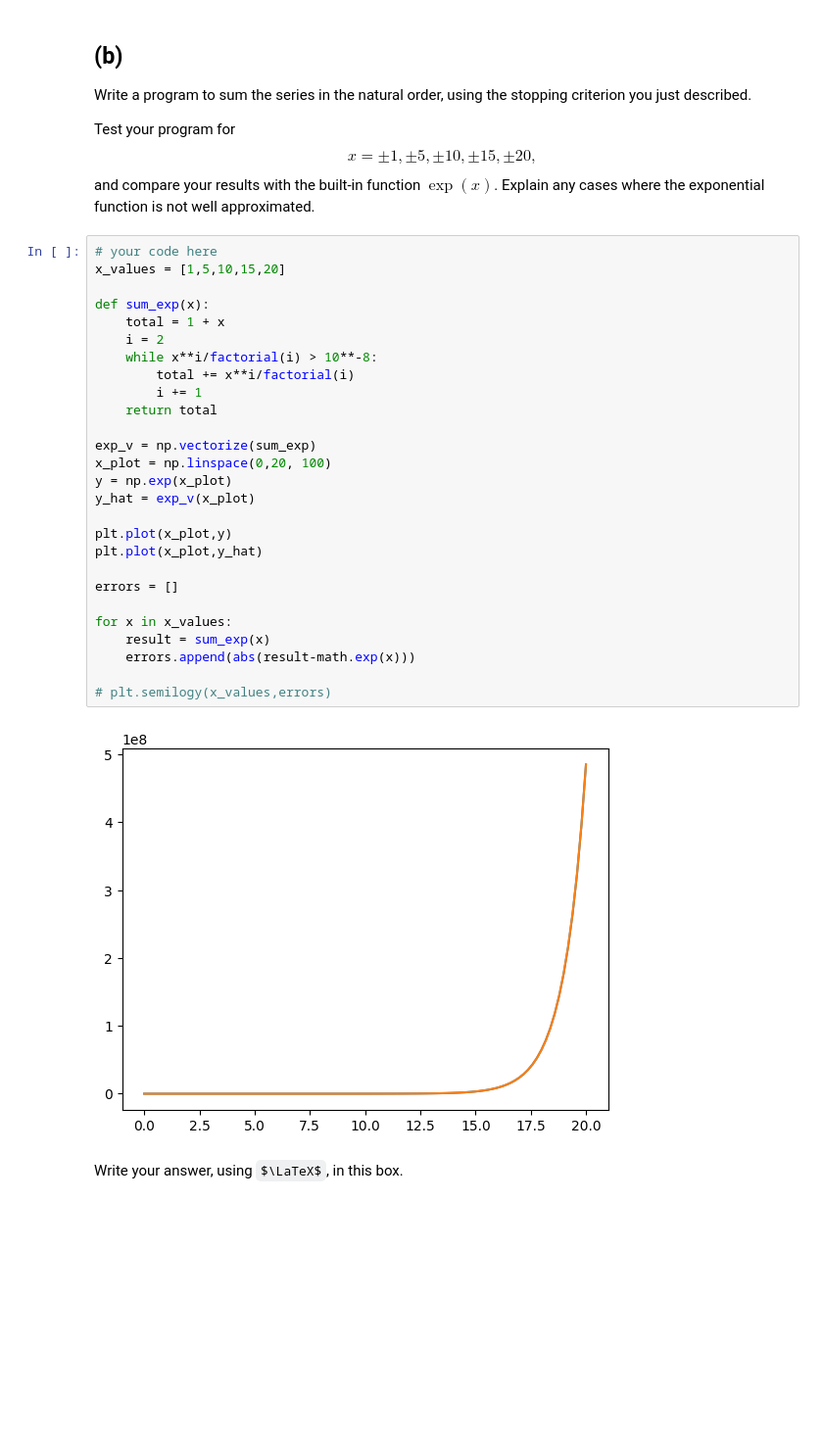
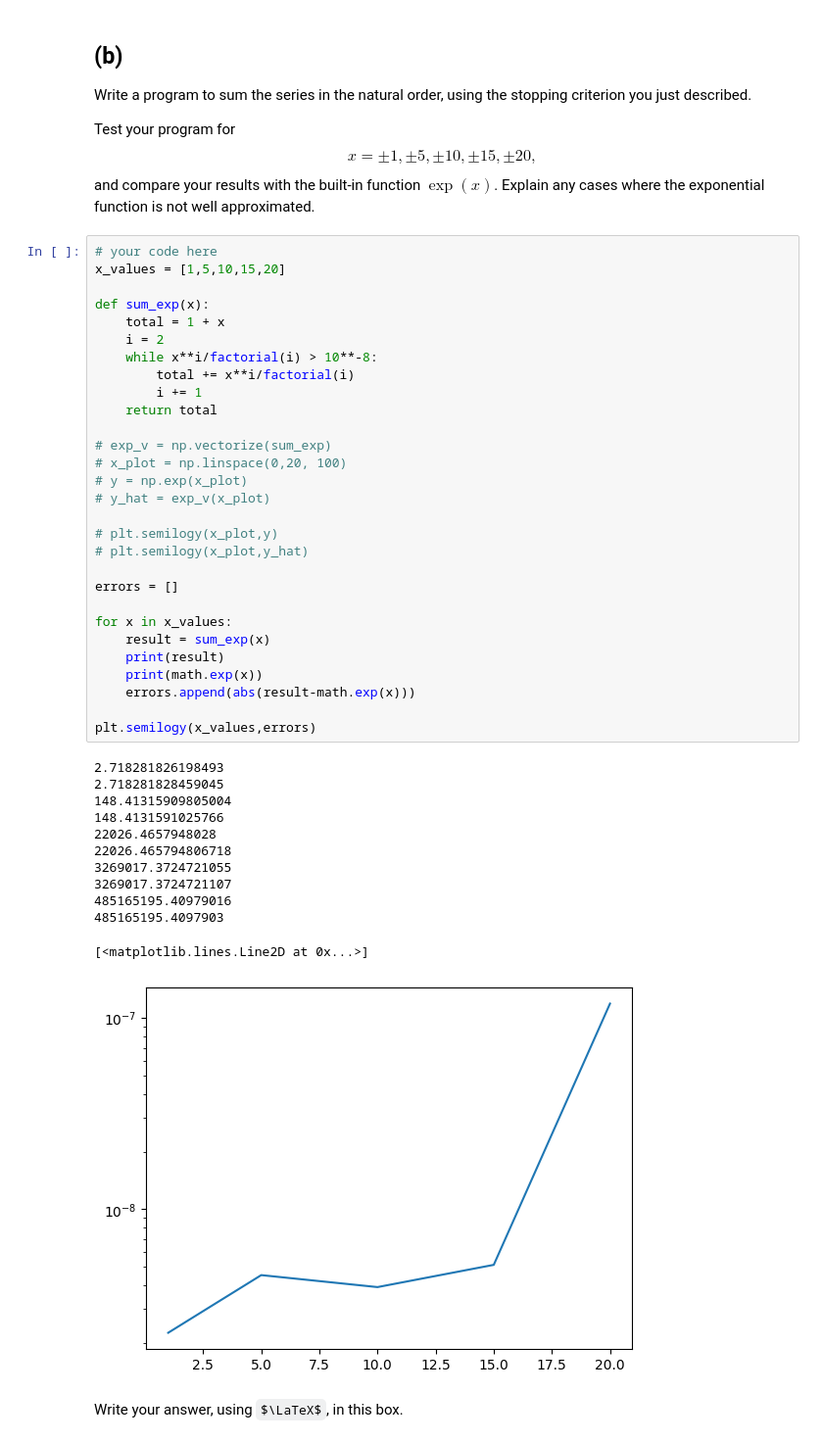
Before and after one commit to jonas4climate/na-assignment1, a Jupyter notebook: hw1_2023.ipynb, the cells around one changed output. Shown at 98% size. Drawn from its saved outputs; the diff is of its cells as text; some formulas as TeX source; blank space fills up the shorter version.

```diff
--- a/hw1_2023.ipynb
+++ b/hw1_2023.ipynb
@@ -166,32 +166,45 @@ Test your program for $$x = \pm 1, \pm 5, \pm 10, \pm 15, \pm 20 , $$ and compar
 # %%
 # your code here
 x_values = [1,5,10,15,20]
 
 def sum_exp(x):
     total = 1 + x
     i = 2
     while x**i/factorial(i) > 10**-8:
         total += x**i/factorial(i)
         i += 1
     return total
 
-exp_v = np.vectorize(sum_exp)
-x_plot = np.linspace(0,20, 100)
-y = np.exp(x_plot)
-y_hat = exp_v(x_plot)
+# exp_v = np.vectorize(sum_exp)
+# x_plot = np.linspace(0,20, 100)
+# y = np.exp(x_plot)
+# y_hat = exp_v(x_plot)
 
-plt.plot(x_plot,y)
-plt.plot(x_plot,y_hat)
+# plt.semilogy(x_plot,y)
+# plt.semilogy(x_plot,y_hat)
 
 errors = []
 
 for x in x_values:
     result = sum_exp(x)
+    print(result)
+    print(math.exp(x))
     errors.append(abs(result-math.exp(x)))
 
-# plt.semilogy(x_values,errors)
+plt.semilogy(x_values,errors)
 # %% [output]
+2.718281826198493
+2.718281828459045
+148.41315909805004
+148.4131591025766
+22026.4657948028
+22026.465794806718
+3269017.3724721055
+3269017.3724721107
+485165195.40979016
+485165195.4097903
+[<matplotlib.lines.Line2D at 0x...>]
-[figure, old version]
+[figure, new version]
 # %% [markdown]
 Write your answer, using $\LaTeX$, in this box.
 # %% [markdown]
```
